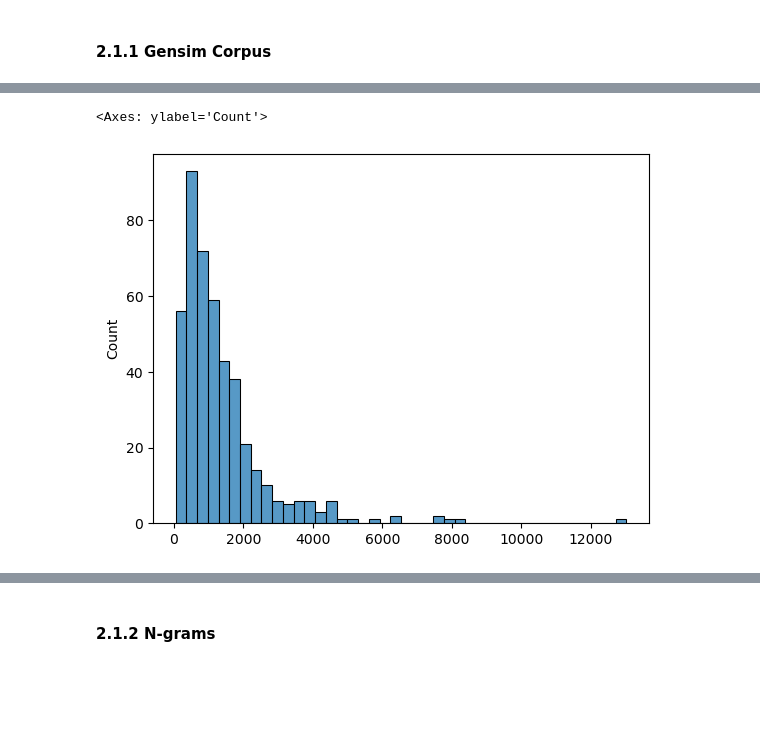
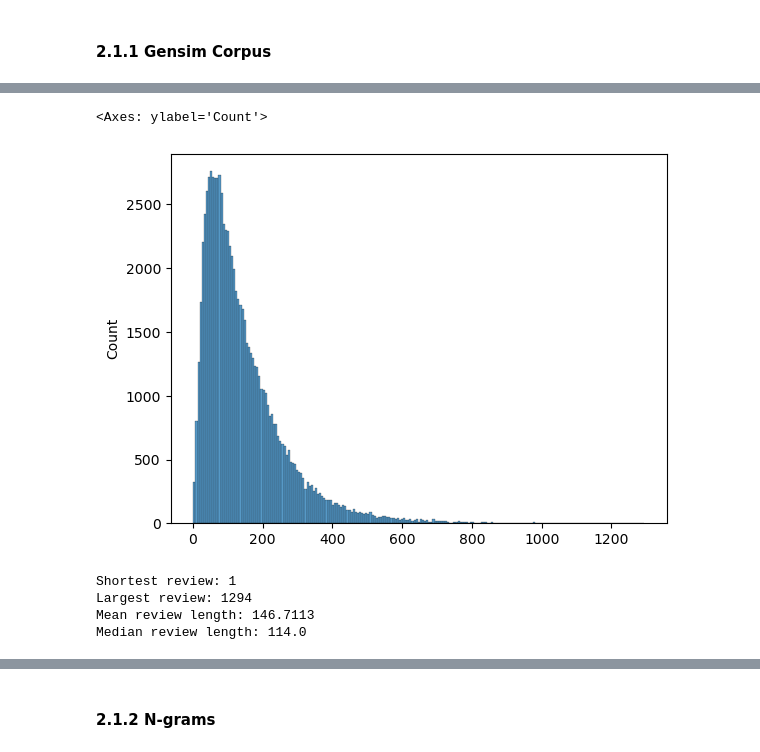
Before and after one commit to roliverc/Goodreads-meets-NLP, a Jupyter notebook: spacy_gensim_dask.ipynb, the cells around one changed output, grey strips where cells are left out. Saved outputs shown, nothing was run; the diff lists cells and outputs as text; code cells hidden in the pictures; blank space fills up the shorter version.

```diff
--- a/spacy_gensim_dask.ipynb
+++ b/spacy_gensim_dask.ipynb
@@ -291,5 +321,15 @@ First review text:
-# %%
-sns.histplot(data=sample_corpus, x=[len(doc) for doc in sample_corpus])
-# %% [output]
-<Axes: ylabel='Count'>
-[figure, removed]
+# %%
+# Plot the length of each review in terms of tokens
+doc_lengths = [len(doc) for doc in sample_corpus]
+sns.histplot(data=sample_corpus, x=doc_lengths)
+# %% [output]
+<Axes: ylabel='Count'>
+[figure, added]
+# %%
+print(f"Shortest review: {min(doc_lengths)}\nLargest review: {max(doc_lengths)}\
+    \nMean review length: {np.mean(doc_lengths):.4f}\nMedian review length: {np.median(doc_lengths)}")
+# %% [output]
+Shortest review: 1
+Largest review: 1294
+Mean review length: 146.7113
+Median review length: 114.0
```
Also changed, not shown: parts of 78 cells of this notebook, 3 other files.
